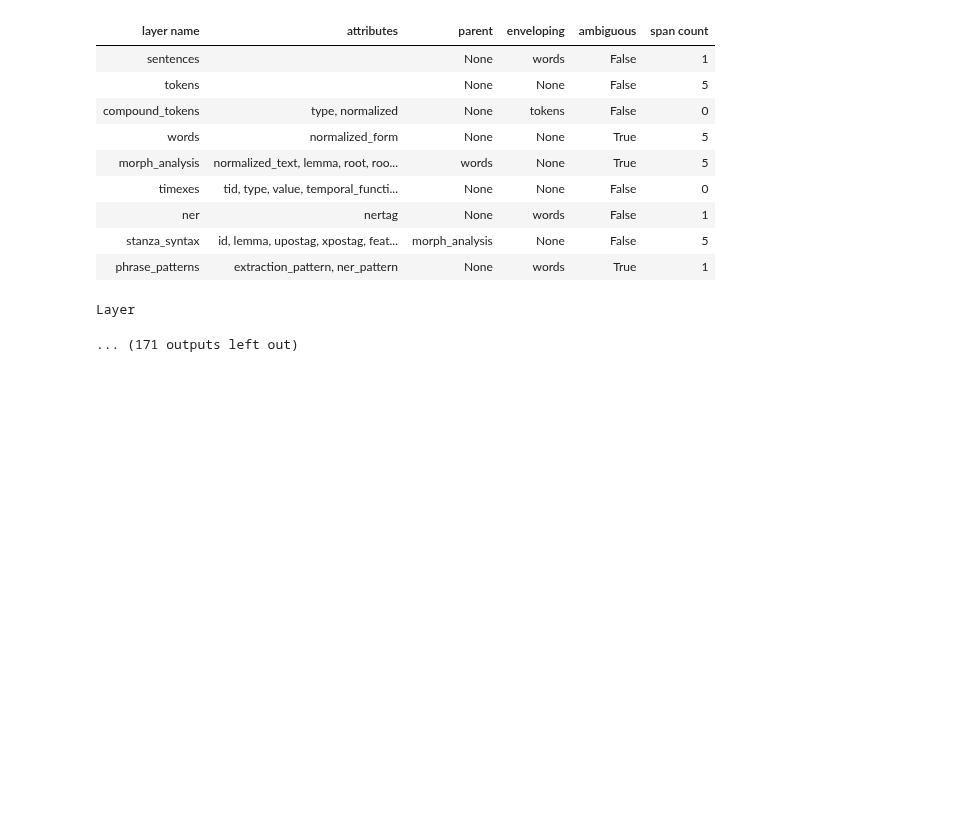
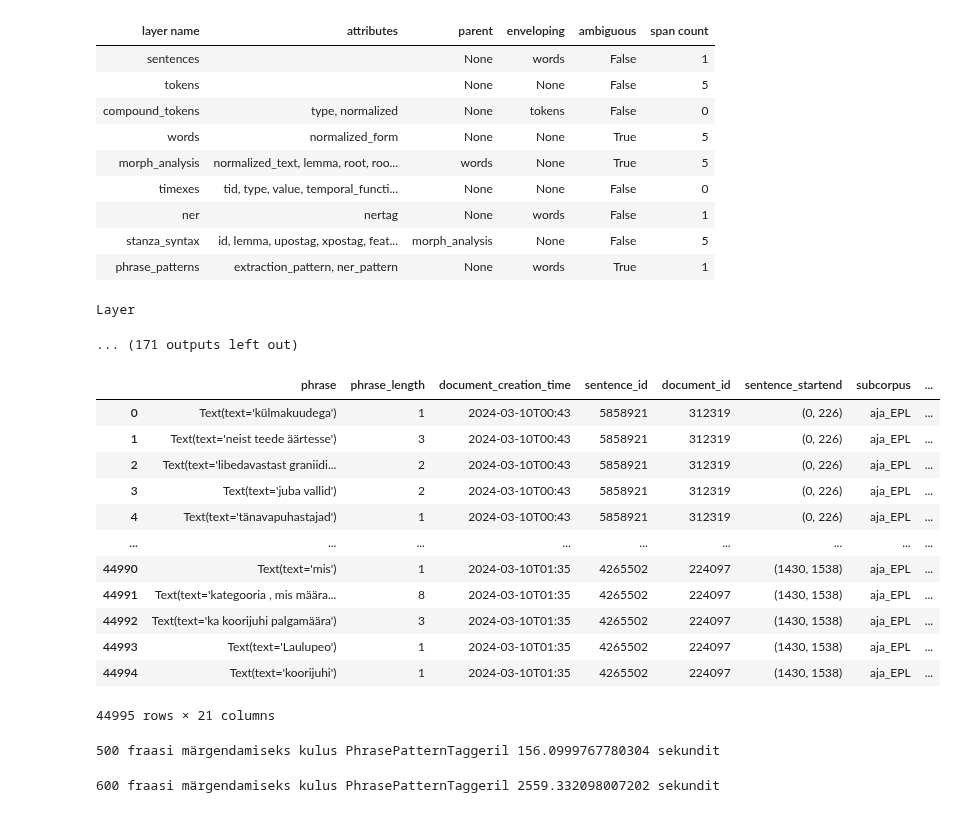
Before and after one commit to estnltk/syntax_experiments, a Jupyter notebook: test_100000_sentences/atomic_phrases_reverse/patterns/PhrasePatternTagger.ipynb, the cells around one changed output. Cells and saved outputs as stored; diff of their text form; code cells hidden in the pictures; blank space fills up the shorter version.

```diff
--- a/test_100000_sentences/atomic_phrases_reverse/patterns/PhrasePatternTagger.ipynb
+++ b/test_100000_sentences/atomic_phrases_reverse/patterns/PhrasePatternTagger.ipynb
@@ -243,3 +245,21 @@ Metadata
 | phrase_patterns | extraction_pattern, ner_pattern | None | words | True | 1 |
 Layer
 ... (171 outputs left out)
+# %%
+df_10000 = pd.read_pickle('data_subset_10000.pkl')
+# %%
+df_10000
+# %% [output]
+|  | phrase | phrase_length | document_creation_time | sentence_id | document_id | sentence_startend | subcorpus | ... |
+| 0 | Text(text='külmakuudega') | 1 | 2024-03-10T00:43 | 5858921 | 312319 | (0, 226) | aja_EPL | ... |
+| 1 | Text(text='neist teede äärtesse') | 3 | 2024-03-10T00:43 | 5858921 | 312319 | (0, 226) | aja_EPL | ... |
+| 2 | Text(text='libedavastast graniidi... | 2 | 2024-03-10T00:43 | 5858921 | 312319 | (0, 226) | aja_EPL | ... |
+| 3 | Text(text='juba vallid') | 2 | 2024-03-10T00:43 | 5858921 | 312319 | (0, 226) | aja_EPL | ... |
+| 4 | Text(text='tänavapuhastajad') | 1 | 2024-03-10T00:43 | 5858921 | 312319 | (0, 226) | aja_EPL | ... |
+| ... | ... | ... | ... | ... | ... | ... | ... | ... |
+| 44990 | Text(text='mis') | 1 | 2024-03-10T01:35 | 4265502 | 224097 | (1430, 1538) | aja_EPL | ... |
+| 44991 | Text(text='kategooria , mis määra... | 8 | 2024-03-10T01:35 | 4265502 | 224097 | (1430, 1538) | aja_EPL | ... |
+| 44992 | Text(text='ka koorijuhi palgamäära') | 3 | 2024-03-10T01:35 | 4265502 | 224097 | (1430, 1538) | aja_EPL | ... |
+| 44993 | Text(text='Laulupeo') | 1 | 2024-03-10T01:35 | 4265502 | 224097 | (1430, 1538) | aja_EPL | ... |
+| 44994 | Text(text='koorijuhi') | 1 | 2024-03-10T01:35 | 4265502 | 224097 | (1430, 1538) | aja_EPL | ... |
+44995 rows × 21 columns
@@ -245,0 +276,9 @@ Layer
+# %%
+start = time.time()
+
+for text in test_500:
+    pattern_tagger.tag(text)
+
+print(f"500 fraasi märgendamiseks kulus PhrasePatternTaggeril {time.time()-start} sekundit")
+# %% [output]
+500 fraasi märgendamiseks kulus PhrasePatternTaggeril 156.0999767780304 sekundit
@@ -245,0 +293,9 @@ Layer
+# %%
+start = time.time()
+
+for text in test_600:
+    pattern_tagger.tag(text)
+
+print(f"600 fraasi märgendamiseks kulus PhrasePatternTaggeril {time.time()-start} sekundit")
+# %% [output]
+600 fraasi märgendamiseks kulus PhrasePatternTaggeril 2559.332098007202 sekundit
```
Also changed, not shown: parts of 4 cells of this notebook, 5 other files.
